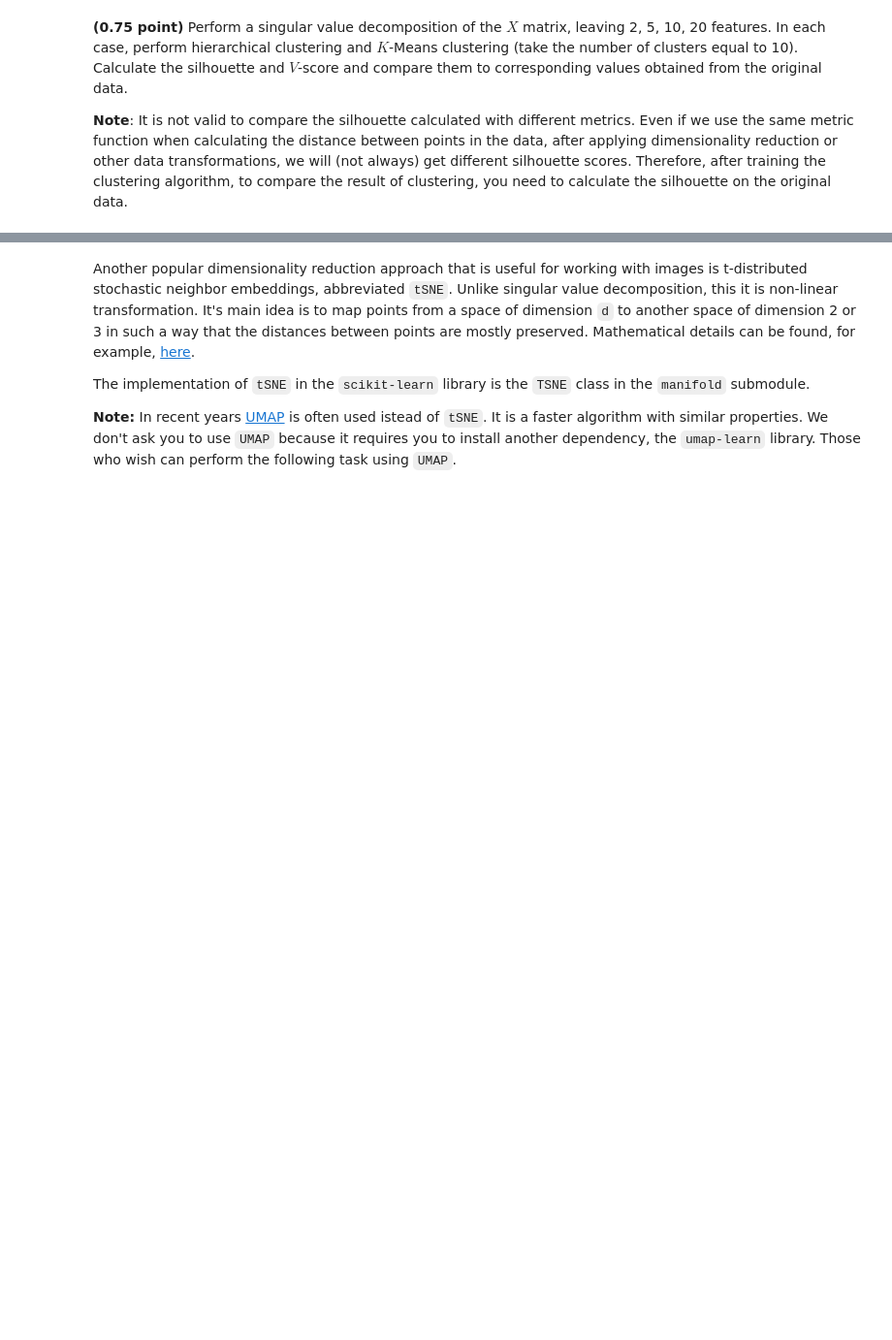
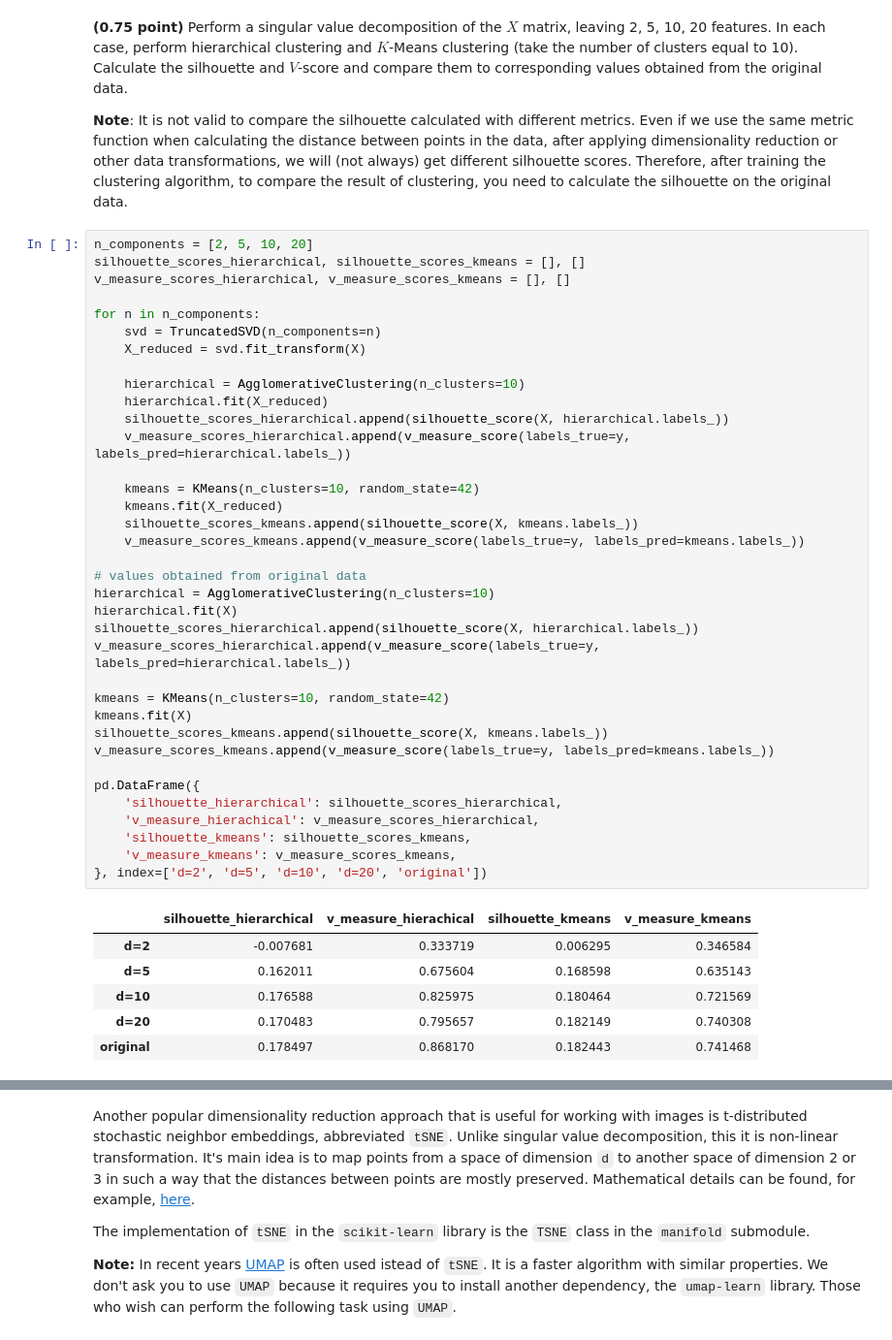
Before and after one commit to Bayramova/rs_school_assignments, a Jupyter notebook: clustering.ipynb, the cells around one changed output, grey strips where cells are left out. Shown at 97% size. Saved outputs shown, nothing was run; the diff lists cells and outputs as text; blank space fills up the shorter version.

```diff
--- a/clustering.ipynb
+++ b/clustering.ipynb
@@ -421,3 +424,46 @@ The `scikit-learn` module has several implementations of singular value decompos
 **(0.75 point)** Perform a singular value decomposition of the $X$ matrix, leaving 2, 5, 10, 20 features. In each case, perform hierarchical clustering and $K$-Means clustering (take the number of clusters equal to 10). Calculate the silhouette and $V$-score and compare them to corresponding values obtained from the original data.
 
 **Note**: It is not valid to compare the silhouette calculated with different metrics. Even if we use the same metric function when calculating the distance between points in the data, after applying dimensionality reduction or other data transformations, we will (not always) get different silhouette scores. Therefore, after training the clustering algorithm, to compare the result of clustering, you need to calculate the silhouette on the original data.
+# %%
+n_components = [2, 5, 10, 20]
+silhouette_scores_hierarchical, silhouette_scores_kmeans = [], []
+v_measure_scores_hierarchical, v_measure_scores_kmeans = [], []
+
+for n in n_components:
+    svd = TruncatedSVD(n_components=n)
+    X_reduced = svd.fit_transform(X)
+
+    hierarchical = AgglomerativeClustering(n_clusters=10)
+    hierarchical.fit(X_reduced)
+    silhouette_scores_hierarchical.append(silhouette_score(X, hierarchical.labels_))
+    v_measure_scores_hierarchical.append(v_measure_score(labels_true=y, labels_pred=hierarchical.labels_))
+
+    kmeans = KMeans(n_clusters=10, random_state=42)
+    kmeans.fit(X_reduced)
+    silhouette_scores_kmeans.append(silhouette_score(X, kmeans.labels_))
+    v_measure_scores_kmeans.append(v_measure_score(labels_true=y, labels_pred=kmeans.labels_))
+
+# values obtained from original data
+hierarchical = AgglomerativeClustering(n_clusters=10)
+hierarchical.fit(X)
+silhouette_scores_hierarchical.append(silhouette_score(X, hierarchical.labels_))
+v_measure_scores_hierarchical.append(v_measure_score(labels_true=y, labels_pred=hierarchical.labels_))
+
+kmeans = KMeans(n_clusters=10, random_state=42)
+kmeans.fit(X)
+silhouette_scores_kmeans.append(silhouette_score(X, kmeans.labels_))
+v_measure_scores_kmeans.append(v_measure_score(labels_true=y, labels_pred=kmeans.labels_))
+
+pd.DataFrame({
+    'silhouette_hierarchical': silhouette_scores_hierarchical,
+    'v_measure_hierachical': v_measure_scores_hierarchical,
+    'silhouette_kmeans': silhouette_scores_kmeans,
+    'v_measure_kmeans': v_measure_scores_kmeans,
+}, index=['d=2', 'd=5', 'd=10', 'd=20', 'original'])
+# %% [output]
+|  | silhouette_hierarchical | v_measure_hierachical | silhouette_kmeans | v_measure_kmeans |
+| d=2 | -0.007681 | 0.333719 | 0.006295 | 0.346584 |
+| d=5 | 0.162011 | 0.675604 | 0.168598 | 0.635143 |
+| d=10 | 0.176588 | 0.825975 | 0.180464 | 0.721569 |
+| d=20 | 0.170483 | 0.795657 | 0.182149 | 0.740308 |
+| original | 0.178497 | 0.868170 | 0.182443 | 0.741468 |
```
Also changed, not shown: parts of 8 cells of this notebook.
